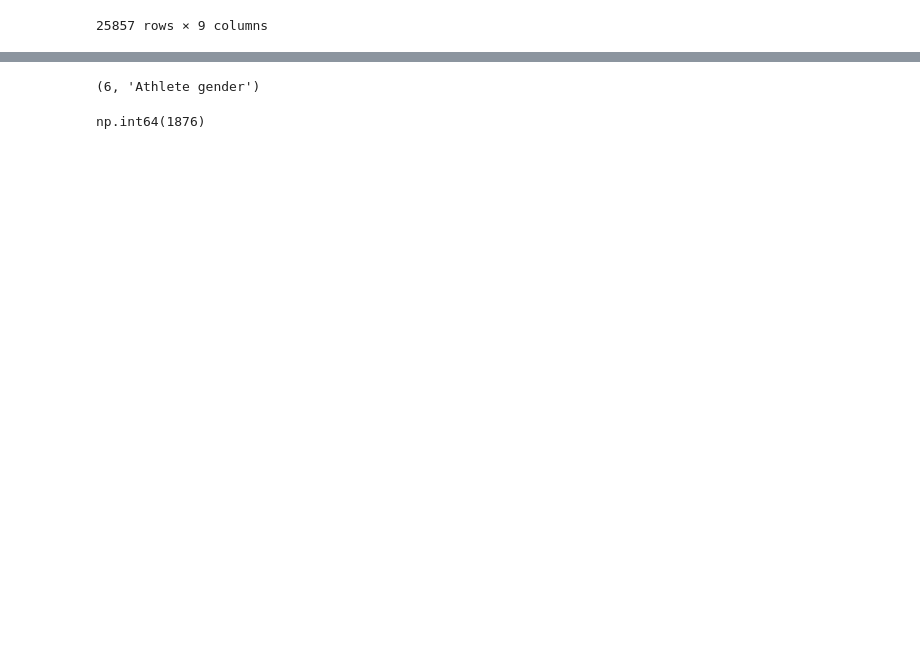
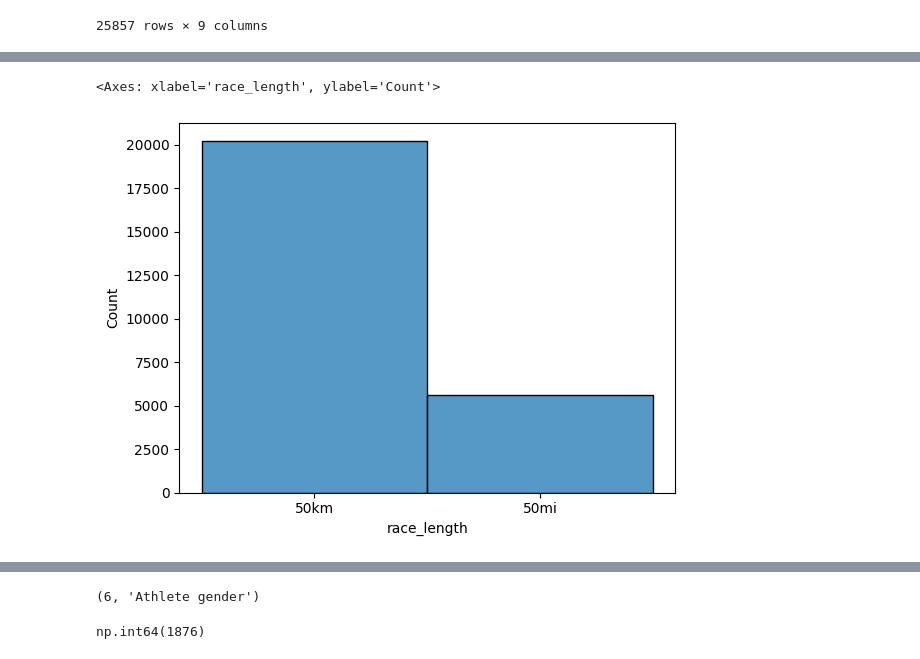
Before and after one commit to corpsedust/Python_Stuff, a Jupyter notebook: EDA_Project_1.ipynb, the cells around one changed output, grey strips where cells are left out. Cells and saved outputs as stored; diff of their text form; code cells hidden in the pictures; blank space fills up the shorter version.

```diff
--- a/EDA_Project_1.ipynb
+++ b/EDA_Project_1.ipynb
@@ -616,0 +634,7 @@ df3[df3["race_name"] == "Everglades 50 Mile Ultra Run "]
+# %%
+#charts and graphs
+
+sns.histplot(df3["race_length"])
+# %% [output]
+<Axes: xlabel='race_length', ylabel='Count'>
+[figure, added]
```
Also changed, not shown: parts of 24 cells of this notebook.
